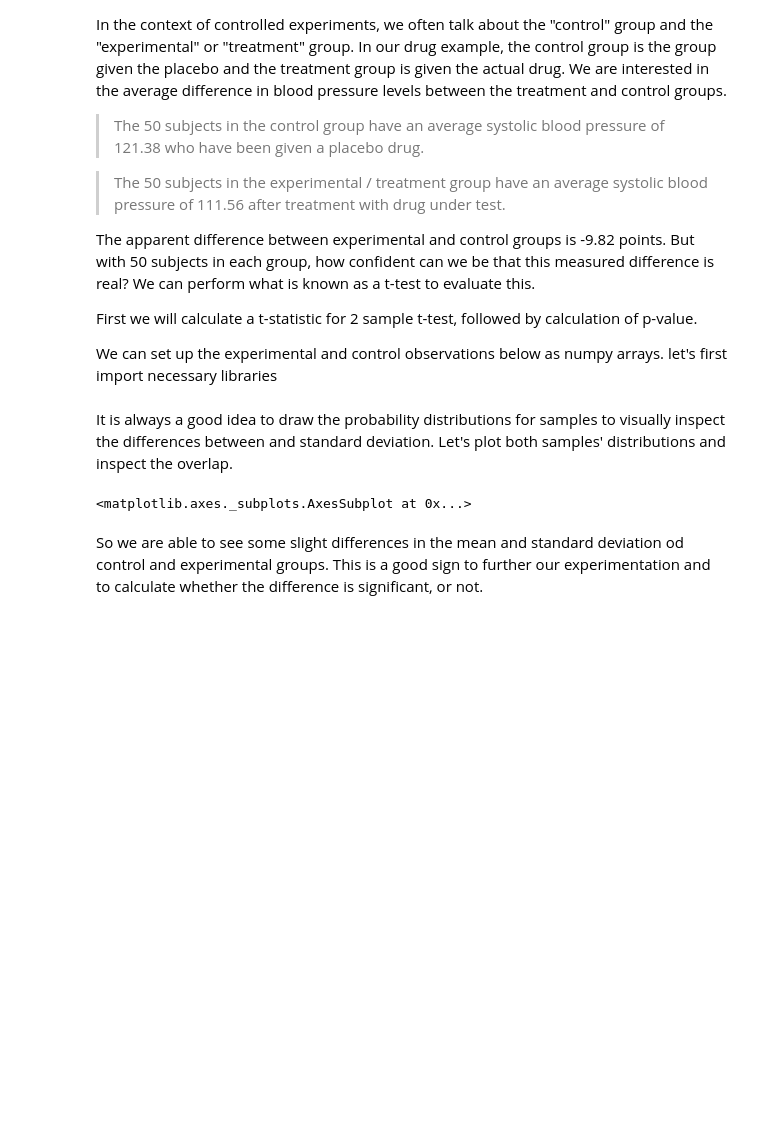
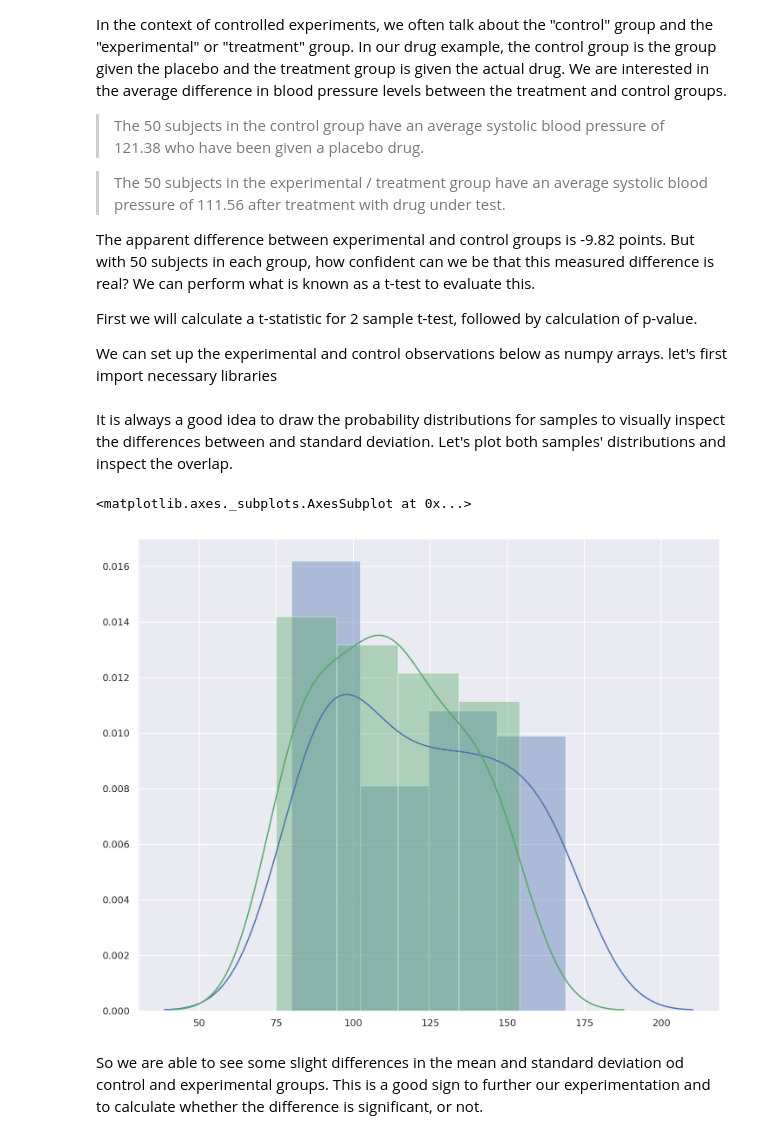
Before and after one commit to Ran-Tokman/dsc-2-20-09-2-sample-t-tests-lab-nyc-ds-career-031119, a Jupyter notebook: index.ipynb, the cells around one changed output. Saved outputs shown, nothing was run; the diff lists cells and outputs as text; code cells hidden in the pictures; blank space fills up the shorter version.

```diff
--- a/index.ipynb
+++ b/index.ipynb
@@ -56,11 +56,12 @@ Let's plot both samples' distributions and inspect the overlap.
 # %%
 # Draw a plot showing overlapping of distribution means and sds for incpection
 sns.set(color_codes=True)
 sns.set(rc={'figure.figsize':(12,10)})
-sns.distplot(control,color='r') # Blue distribution
+sns.distplot(control,color='b') # Blue distribution
 sns.distplot(experimental,color='g') # Green distribution
 # %% [output]
 <matplotlib.axes._subplots.AxesSubplot at 0x...>
+[figure, added]
 # %% [markdown]
 So we are able to see some slight differences in the mean and standard deviation od control and experimental groups. This is a good sign to further our experimentation and to calculate whether the difference is significant, or not.
 # %% [markdown]
```
